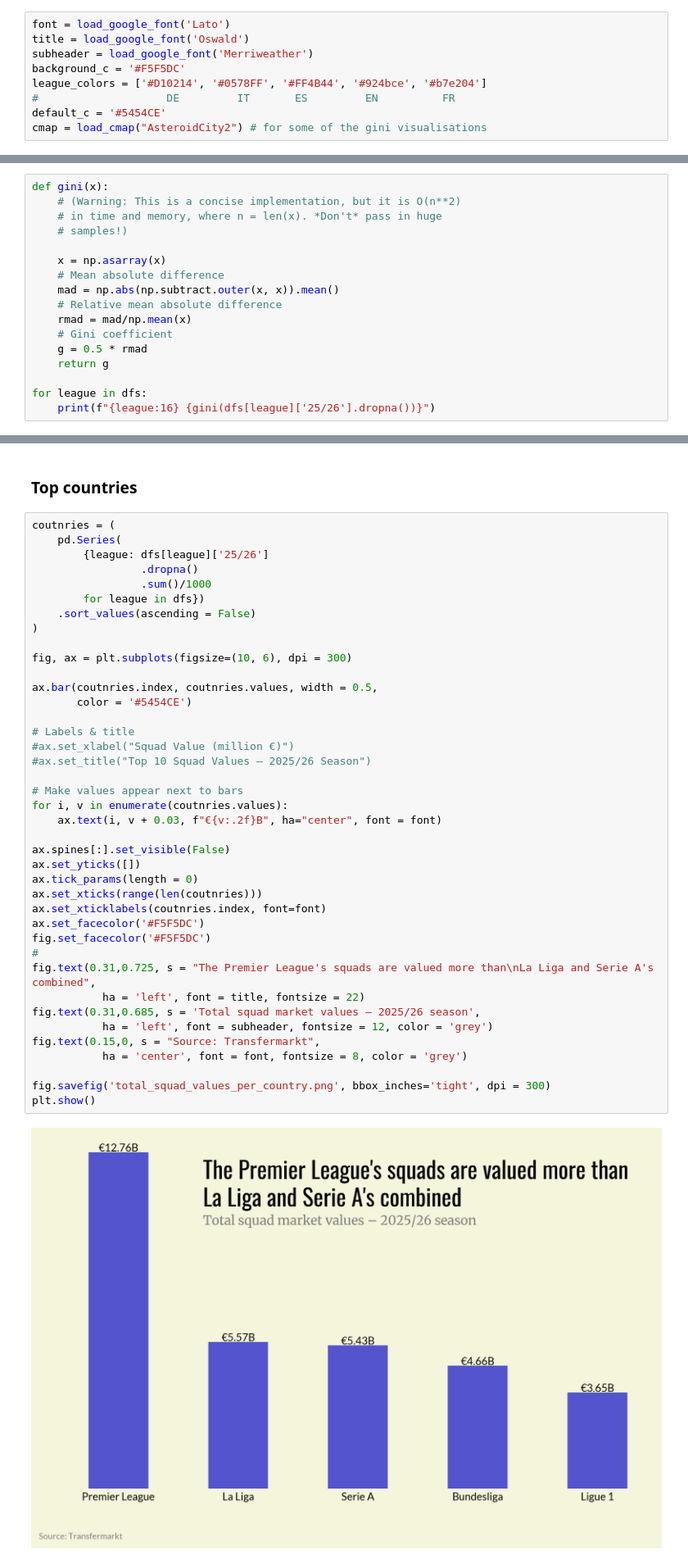
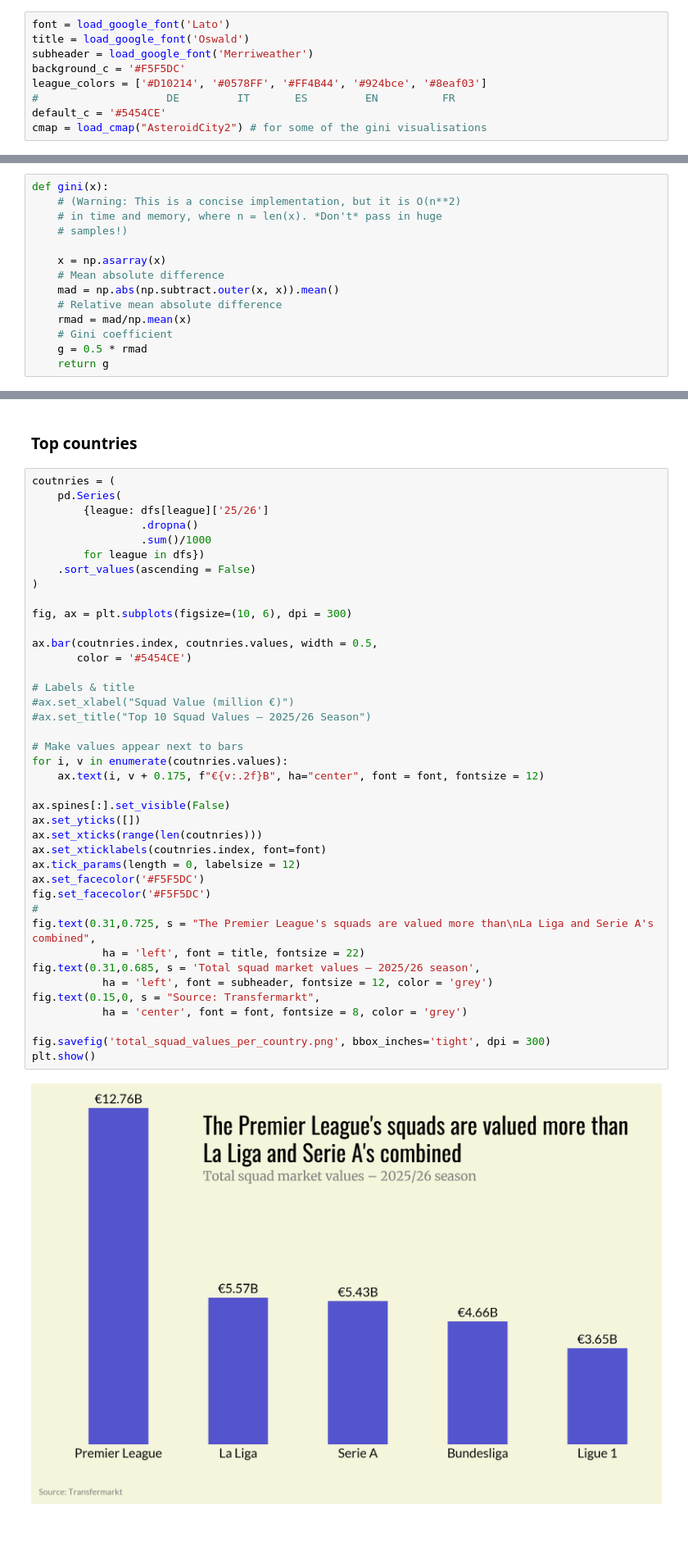
Before and after one commit to ben-baror/top5-eu-leagues-squad-values, a Jupyter notebook: notebooks/data_cleaning_visualisation.ipynb, the cells around one changed output, grey strips where cells are left out. Shown at 82% size. Cells and saved outputs as stored; diff of their text form; blank space fills up the shorter version.

```diff
--- a/notebooks/data_cleaning_visualisation.ipynb
+++ b/notebooks/data_cleaning_visualisation.ipynb
@@ -50,7 +50,7 @@ font = load_google_font('Lato')
 title = load_google_font('Oswald')
 subheader = load_google_font('Merriweather')
 background_c = '#F5F5DC'
-league_colors = ['#D10214', '#0578FF', '#FF4B44', '#924bce', '#b7e204']
+league_colors = ['#D10214', '#0578FF', '#FF4B44', '#924bce', '#8eaf03']
 #                    DE         IT       ES         EN          FR
 default_c = '#5454CE'
 cmap = load_cmap("AsteroidCity2") # for some of the gini visualisations
@@ -123,6 +123,3 @@ def gini(x):
     # Gini coefficient
     g = 0.5 * rmad
     return g
-
-for league in dfs:
-    print(f"{league:16} {gini(dfs[league]['25/26'].dropna())}")
@@ -512,33 +490,33 @@ coutnries = (
 
 fig, ax = plt.subplots(figsize=(10, 6), dpi = 300)
 
 ax.bar(coutnries.index, coutnries.values, width = 0.5,
        color = '#5454CE')
 
 # Labels & title
 #ax.set_xlabel("Squad Value (million €)")
 #ax.set_title("Top 10 Squad Values – 2025/26 Season")
 
 # Make values appear next to bars
 for i, v in enumerate(coutnries.values):
-    ax.text(i, v + 0.03, f"€{v:.2f}B", ha="center", font = font)
+    ax.text(i, v + 0.175, f"€{v:.2f}B", ha="center", font = font, fontsize = 12)
 
 ax.spines[:].set_visible(False)
 ax.set_yticks([])
-ax.tick_params(length = 0)
 ax.set_xticks(range(len(coutnries)))
 ax.set_xticklabels(coutnries.index, font=font)
+ax.tick_params(length = 0, labelsize = 12)
 ax.set_facecolor('#F5F5DC')
 fig.set_facecolor('#F5F5DC')
 #
 fig.text(0.31,0.725, s = "The Premier League's squads are valued more than\nLa Liga and Serie A's combined",
            ha = 'left', font = title, fontsize = 22)
 fig.text(0.31,0.685, s = 'Total squad market values – 2025/26 season',
            ha = 'left', font = subheader, fontsize = 12, color = 'grey')
 fig.text(0.15,0, s = "Source: Transfermarkt",
            ha = 'center', font = font, fontsize = 8, color = 'grey')
 
 fig.savefig('total_squad_values_per_country.png', bbox_inches='tight', dpi = 300)
 plt.show()
 # %% [output]
-[figure, old version]
+[figure, new version]
```
Also changed, not shown: parts of 5 cells of this notebook.
